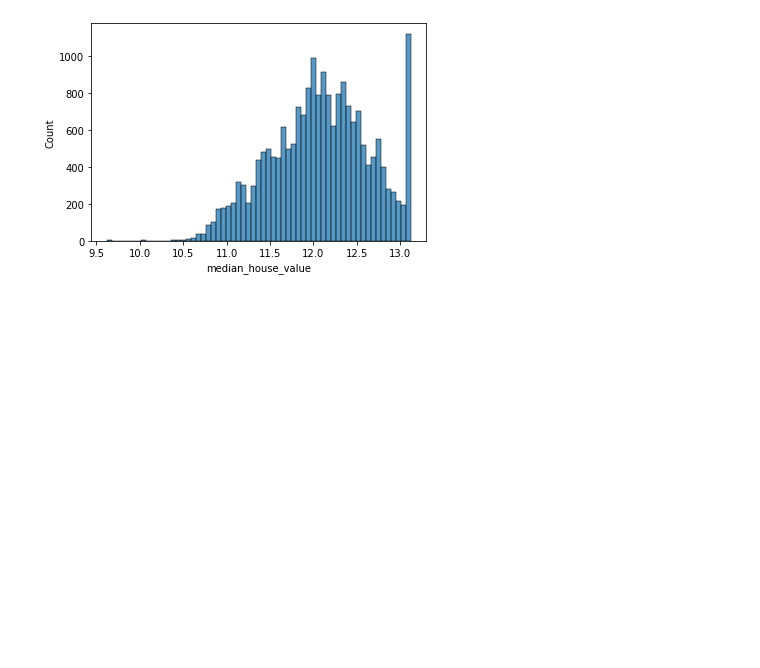
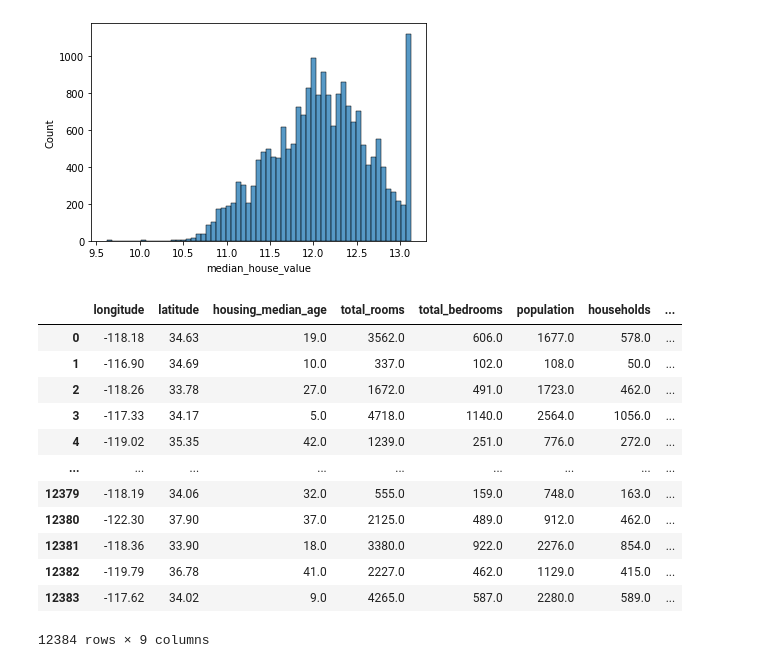
Before and after one commit to carlos-alves-one/ML-Zoomcamp-HW-6, a Jupyter notebook: ML_Zoomcamp_HW_6.ipynb, the cells around one changed output. Saved outputs shown, nothing was run; the diff lists cells and outputs as text; code cells hidden in the pictures; blank space fills up the shorter version.

Commit message:
Check it delete the feature from the train dataframe

```diff
--- a/ML_Zoomcamp_HW_6.ipynb
+++ b/ML_Zoomcamp_HW_6.ipynb
@@ -139,3 +139,20 @@ y_test = (df_test.median_house_value).values
 del df_train['median_house_value']
 del df_val['median_house_value']
 del df_test['median_house_value']
+# %%
+# Check it delete the feature from the train dataframe
+df_train
+# %% [output]
+|  | longitude | latitude | housing_median_age | total_rooms | total_bedrooms | population | households | ... |
+| 0 | -118.18 | 34.63 | 19.0 | 3562.0 | 606.0 | 1677.0 | 578.0 | ... |
+| 1 | -116.90 | 34.69 | 10.0 | 337.0 | 102.0 | 108.0 | 50.0 | ... |
+| 2 | -118.26 | 33.78 | 27.0 | 1672.0 | 491.0 | 1723.0 | 462.0 | ... |
+| 3 | -117.33 | 34.17 | 5.0 | 4718.0 | 1140.0 | 2564.0 | 1056.0 | ... |
+| 4 | -119.02 | 35.35 | 42.0 | 1239.0 | 251.0 | 776.0 | 272.0 | ... |
+| ... | ... | ... | ... | ... | ... | ... | ... | ... |
+| 12379 | -118.19 | 34.06 | 32.0 | 555.0 | 159.0 | 748.0 | 163.0 | ... |
+| 12380 | -122.30 | 37.90 | 37.0 | 2125.0 | 489.0 | 912.0 | 462.0 | ... |
+| 12381 | -118.36 | 33.90 | 18.0 | 3380.0 | 922.0 | 2276.0 | 854.0 | ... |
+| 12382 | -119.79 | 36.78 | 41.0 | 2227.0 | 462.0 | 1129.0 | 415.0 | ... |
+| 12383 | -117.62 | 34.02 | 9.0 | 4265.0 | 587.0 | 2280.0 | 589.0 | ... |
+12384 rows × 9 columns
```
